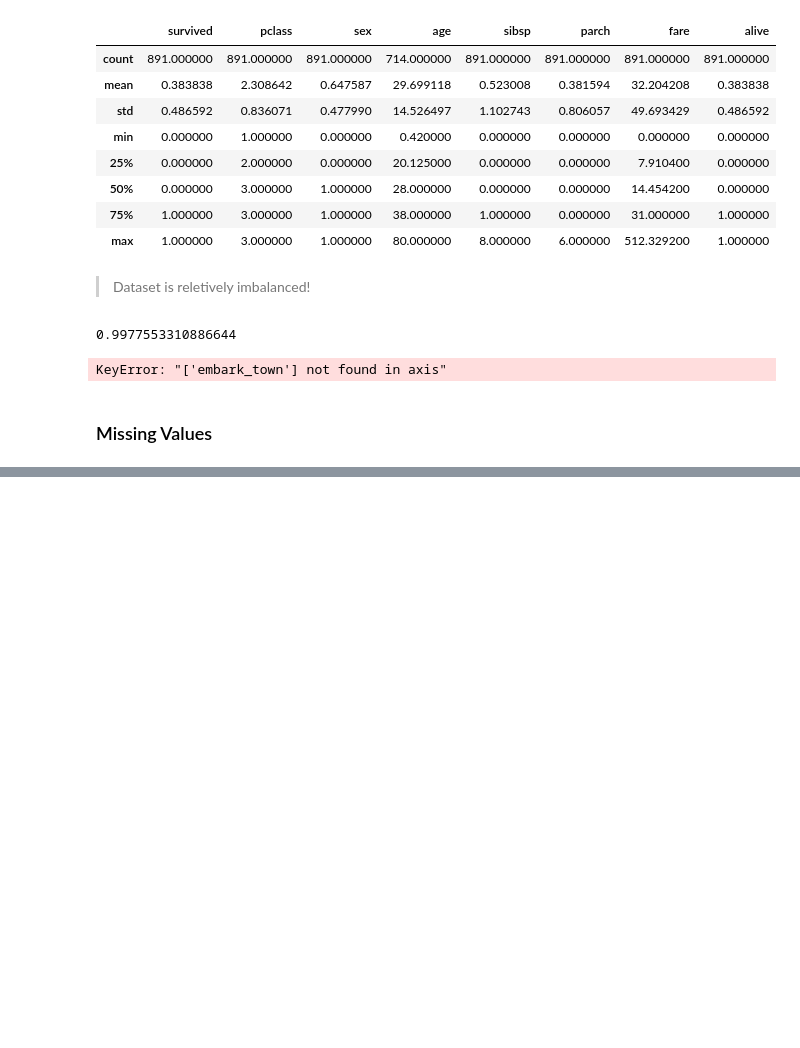
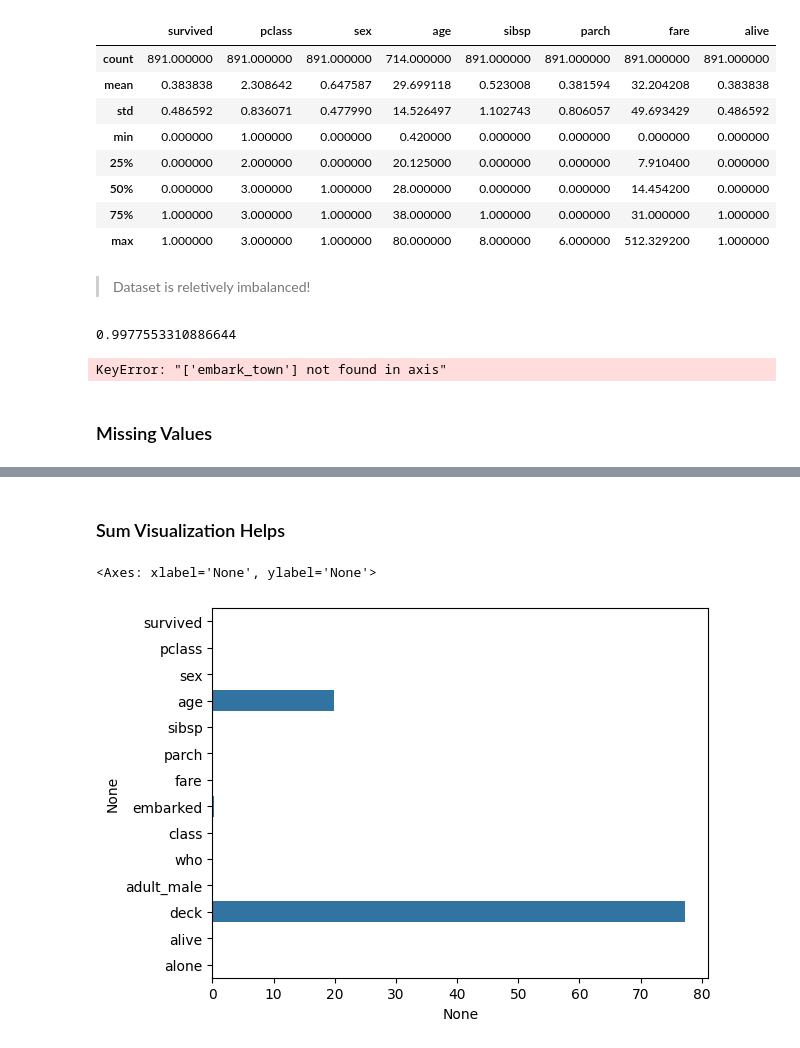
Before and after one commit to Bouji-dev/Titanic_Data_Analysis, a Jupyter notebook: test.ipynb, the cells around one changed output, grey strips where cells are left out. Saved outputs shown, nothing was run; the diff lists cells and outputs as text; code cells hidden in the pictures; blank space fills up the shorter version.

```diff
--- a/test.ipynb
+++ b/test.ipynb
@@ -145,0 +164,11 @@ KeyError: "['embark_town'] not found in axis"
+# %% [markdown]
+### Sum Visualization Helps
+# %%
+%matplotlib inline
+sns.barplot(
+    x= df.isna().sum() / df.shape[0] * 100 ,
+    y= df.columns
+)
+# %% [output]
+<Axes: xlabel='None', ylabel='None'>
+[figure, added]
```
Also changed, not shown: parts of 12 cells of this notebook.
